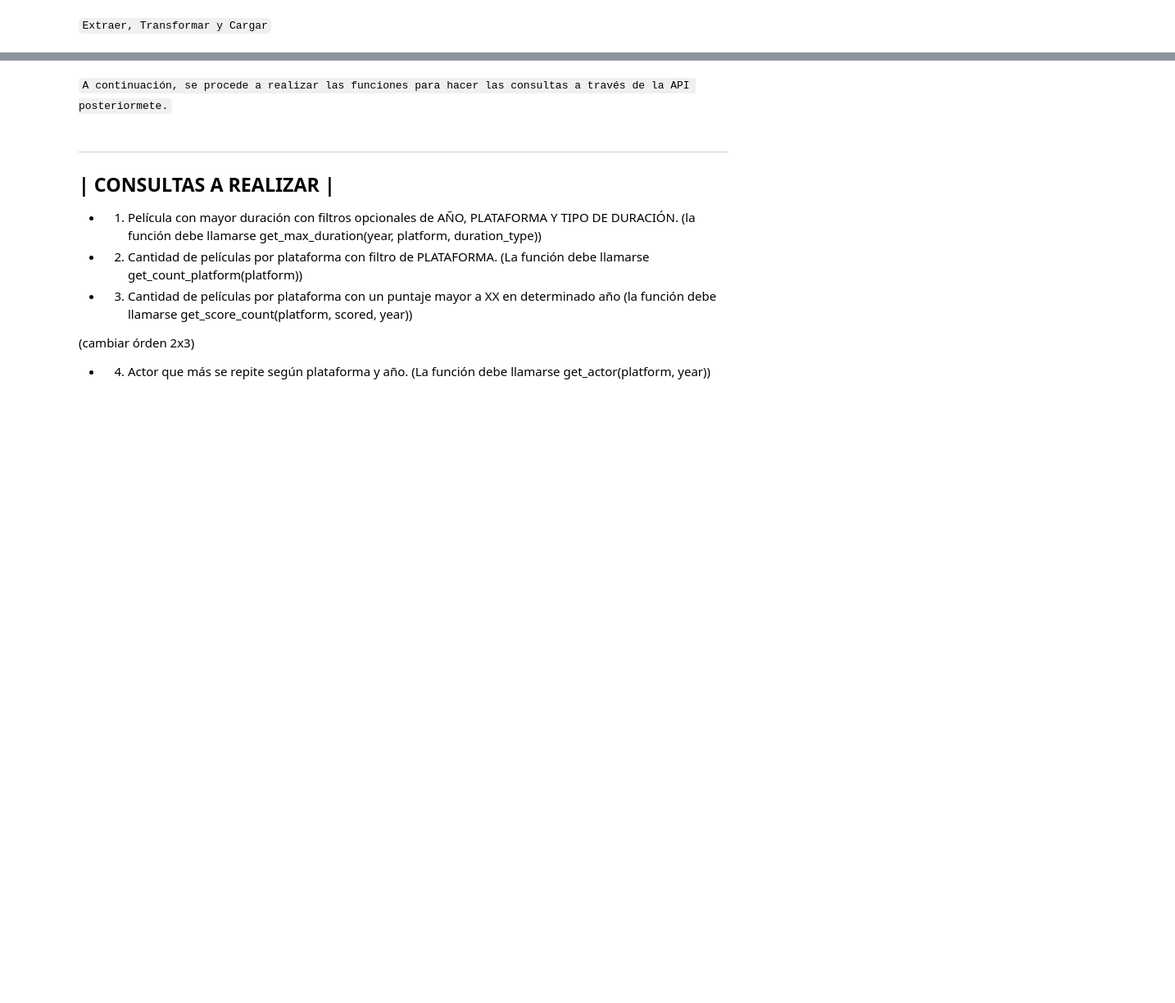
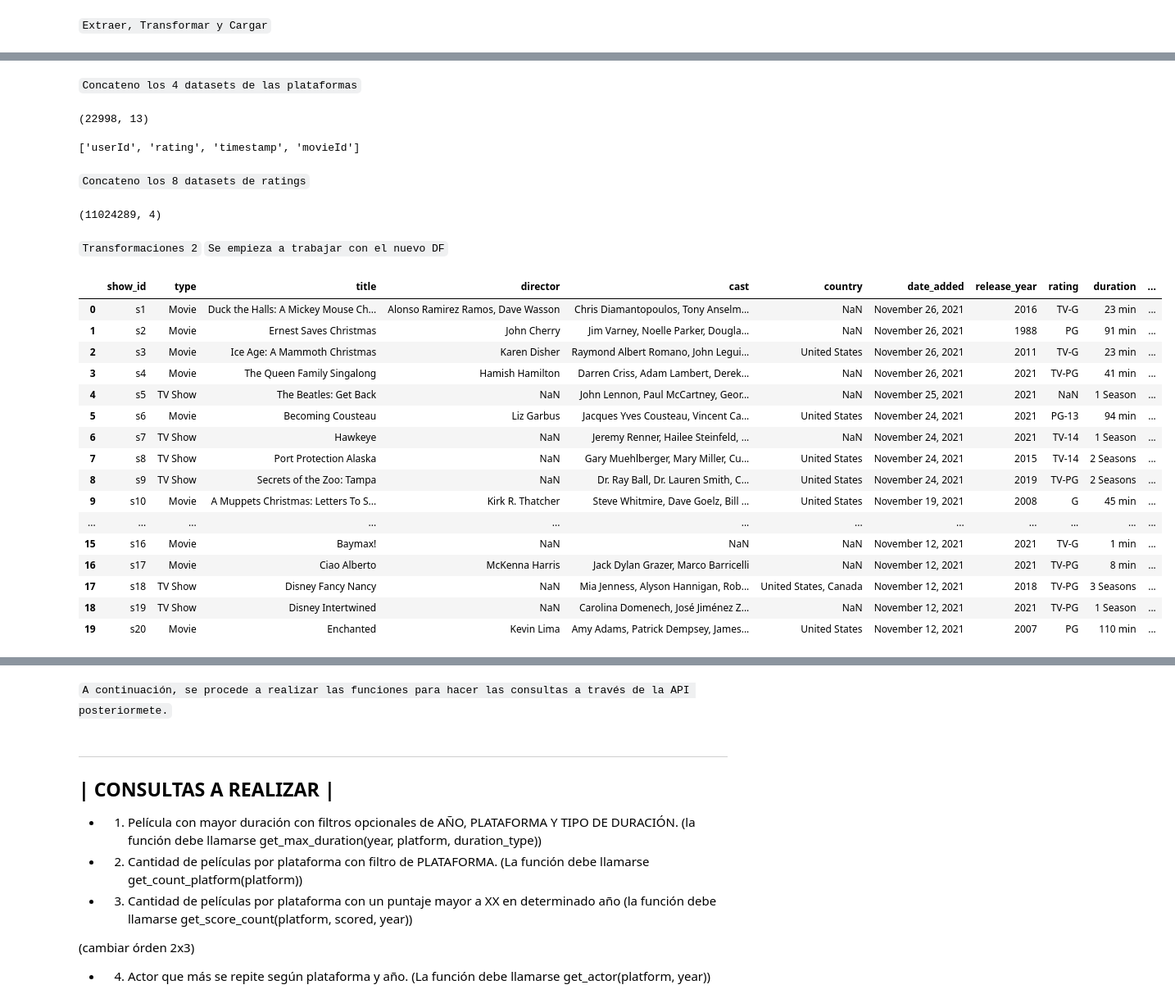
Before and after one commit to RocioAldanaMendez/Streaming_Plataforms, a Jupyter notebook: EDA_and_ETL.ipynb, the cells around one changed output, grey strips where cells are left out. Shown: that part at 82% size. Cells and saved outputs as stored; diff of their text form; code cells hidden in the pictures; blank space fills up the shorter version.

```diff
--- a/EDA_and_ETL.ipynb
+++ b/EDA_and_ETL.ipynb
@@ -374,0 +243,4 @@ PermissionError: [Errno 13] Permission denied: 'C:/Users/rocio/OneDrive/Escritor
+# %%
+netflix_titles = netflix_titles.assign(letra_plataforma=pd.Series(['n'] * len(netflix_titles)))
+# %%
+disney_titles = disney_titles.assign(letra_plataforma=pd.Series(['d'] * len(disney_titles)))
@@ -374,0 +283,9 @@ PermissionError: [Errno 13] Permission denied: 'C:/Users/rocio/OneDrive/Escritor
+# %% [markdown]
+`Concateno los 4 datasets de las plataformas`
+# %%
+
+plataformas = pd.concat([disney_titles, netflix_titles, hulu_titles, amazon_titles], ignore_index=True)
+# %%
+plataformas.shape
+# %% [output]
+(22998, 13)
@@ -374,0 +302,7 @@ PermissionError: [Errno 13] Permission denied: 'C:/Users/rocio/OneDrive/Escritor
+# %%
+# Inspecciono
+list(df1.columns) #hacer x8
+# %% [output]
+['userId', 'rating', 'timestamp', 'movieId']
+# %% [markdown]
+`Concateno los 8 datasets de ratings`
@@ -374,0 +312,32 @@ PermissionError: [Errno 13] Permission denied: 'C:/Users/rocio/OneDrive/Escritor
+# %%
+# Inspecciono tamaño
+ratings.shape
+# %% [output]
+(11024289, 4)
+# %% [markdown]
+`Transformaciones 2`
+`Se empieza a trabajar con el nuevo DF`
+# %%
+#1) Generar campo Id con letra del nombre de la plataforma + show_id
+plataformas['id'] = plataformas['letra_plataforma'] + plataformas['show_id']
+# %%
+# Corroboro
+plataformas.head(20)
+# %% [output]
+|  | show_id | type | title | director | cast | country | date_added | release_year | rating | duration | ... |
+| 0 | s1 | Movie | Duck the Halls: A Mickey Mouse Ch... | Alonso Ramirez Ramos, Dave Wasson | Chris Diamantopoulos, Tony Anselm... | NaN | November 26, 2021 | 2016 | TV-G | 23 min | ... |
+| 1 | s2 | Movie | Ernest Saves Christmas | John Cherry | Jim Varney, Noelle Parker, Dougla... | NaN | November 26, 2021 | 1988 | PG | 91 min | ... |
+| 2 | s3 | Movie | Ice Age: A Mammoth Christmas | Karen Disher | Raymond Albert Romano, John Legui... | United States | November 26, 2021 | 2011 | TV-G | 23 min | ... |
+| 3 | s4 | Movie | The Queen Family Singalong | Hamish Hamilton | Darren Criss, Adam Lambert, Derek... | NaN | November 26, 2021 | 2021 | TV-PG | 41 min | ... |
+| 4 | s5 | TV Show | The Beatles: Get Back | NaN | John Lennon, Paul McCartney, Geor... | NaN | November 25, 2021 | 2021 | NaN | 1 Season | ... |
+| 5 | s6 | Movie | Becoming Cousteau | Liz Garbus | Jacques Yves Cousteau, Vincent Ca... | United States | November 24, 2021 | 2021 | PG-13 | 94 min | ... |
+| 6 | s7 | TV Show | Hawkeye | NaN | Jeremy Renner, Hailee Steinfeld, ... | NaN | November 24, 2021 | 2021 | TV-14 | 1 Season | ... |
+| 7 | s8 | TV Show | Port Protection Alaska | NaN | Gary Muehlberger, Mary Miller, Cu... | United States | November 24, 2021 | 2015 | TV-14 | 2 Seasons | ... |
+| 8 | s9 | TV Show | Secrets of the Zoo: Tampa | NaN | Dr. Ray Ball, Dr. Lauren Smith, C... | United States | November 24, 2021 | 2019 | TV-PG | 2 Seasons | ... |
+| 9 | s10 | Movie | A Muppets Christmas: Letters To S... | Kirk R. Thatcher | Steve Whitmire, Dave Goelz, Bill ... | United States | November 19, 2021 | 2008 | G | 45 min | ... |
+| ... | ... | ... | ... | ... | ... | ... | ... | ... | ... | ... | ... |
+| 15 | s16 | Movie | Baymax! | NaN | NaN | NaN | November 12, 2021 | 2021 | TV-G | 1 min | ... |
+| 16 | s17 | Movie | Ciao Alberto | McKenna Harris | Jack Dylan Grazer, Marco Barricelli | NaN | November 12, 2021 | 2021 | TV-PG | 8 min | ... |
+| 17 | s18 | TV Show | Disney Fancy Nancy | NaN | Mia Jenness, Alyson Hannigan, Rob... | United States, Canada | November 12, 2021 | 2018 | TV-PG | 3 Seasons | ... |
+| 18 | s19 | TV Show | Disney Intertwined | NaN | Carolina Domenech, José Jiménez Z... | NaN | November 12, 2021 | 2021 | TV-PG | 1 Season | ... |
+| 19 | s20 | Movie | Enchanted | Kevin Lima | Amy Adams, Patrick Dempsey, James... | United States | November 12, 2021 | 2007 | PG | 110 min | ... |
```
Also changed, not shown: parts of 72 cells of this notebook, 13 other files.
